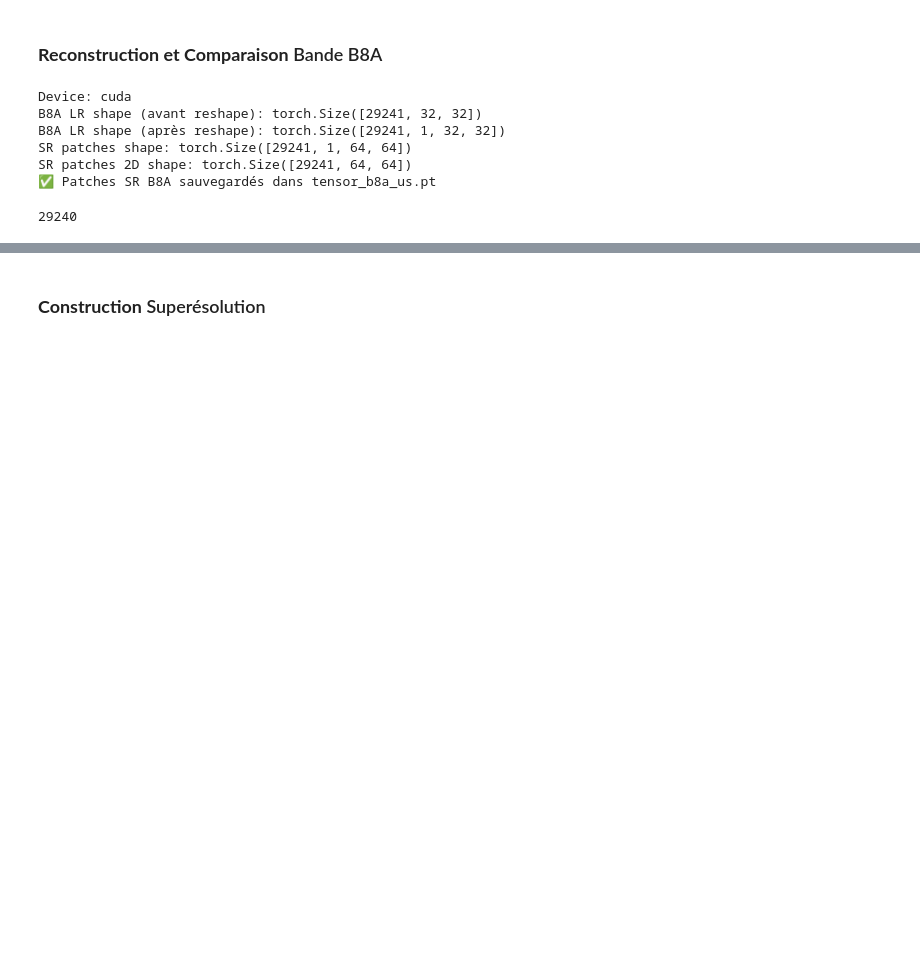
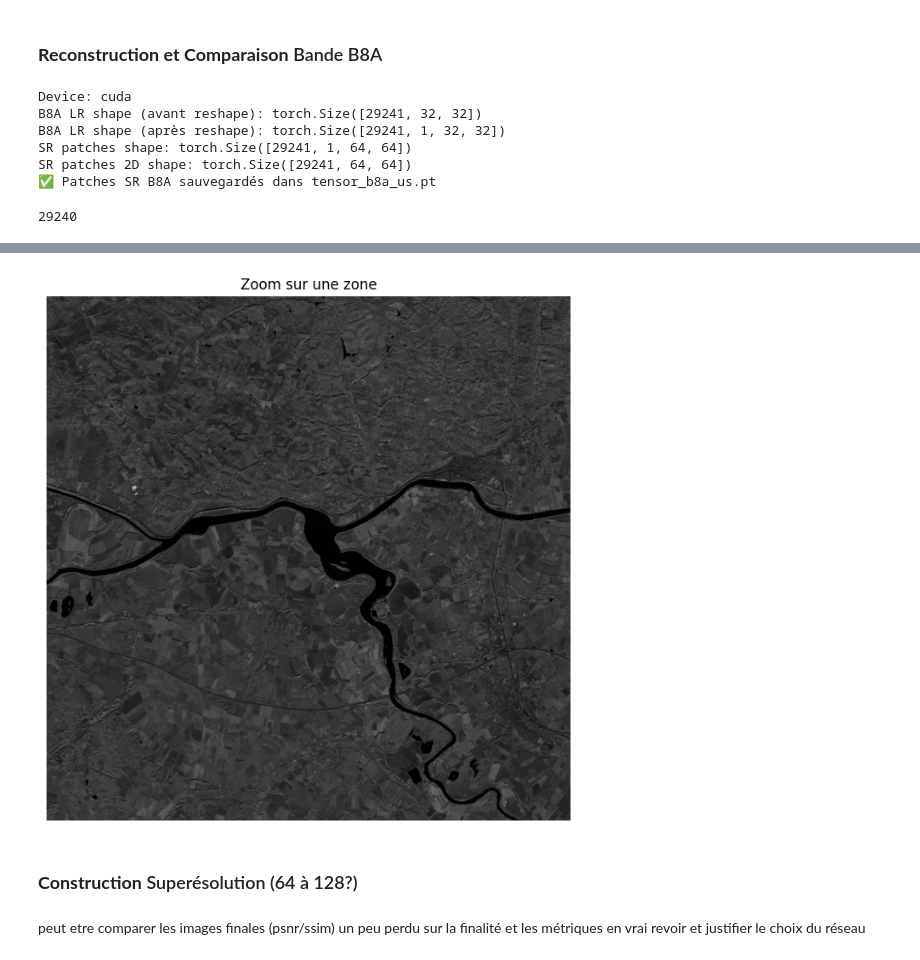
Before and after one commit to Raphael-Pellure/PY-Super-Resolution, a Jupyter notebook: Notebook_Final.ipynb, the cells around one changed output, grey strips where cells are left out. Cells and saved outputs as stored; diff of their text form; code cells hidden in the pictures; blank space fills up the shorter version.

```diff
--- a/Notebook_Final.ipynb
+++ b/Notebook_Final.ipynb
@@ -606,2 +625,20 @@ SR patches 2D shape: torch.Size([29241, 64, 64])
+# %%
+# Choisir une zone
+y1, y2 = 1000, 2500
+x1, x2 = 3500, 5000
+
+zoom = img[y1:y2, x1:x2]
+
+plt.figure(figsize=(8, 8))
+plt.imshow(zoom, cmap='gray')
+plt.title("Zoom sur une zone")
+plt.axis("off")
+plt.show()
+# %% [output]
+[figure, added]
 # %% [markdown]
-### **Construction** Superésolution
+### **Construction** Superésolution (64 à 128?)
+# %% [markdown]
+peut etre comparer les images finales (psnr/ssim)
+un peu perdu sur la finalité et les métriques en vrai
+revoir et justifier le choix du réseau
```
Also changed, not shown: parts of 2 cells of this notebook.
